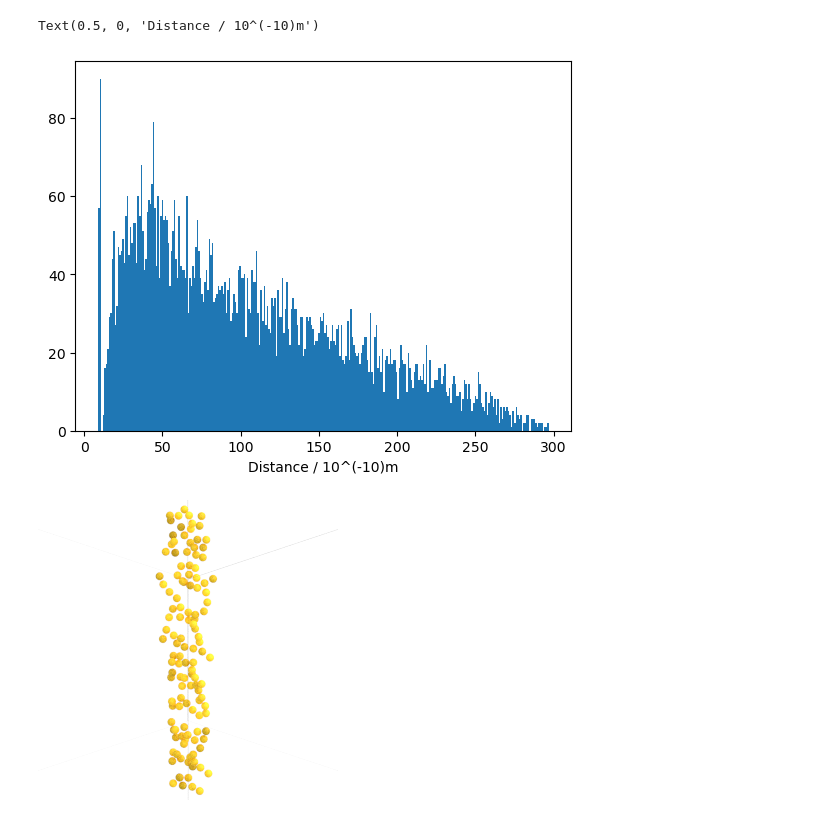
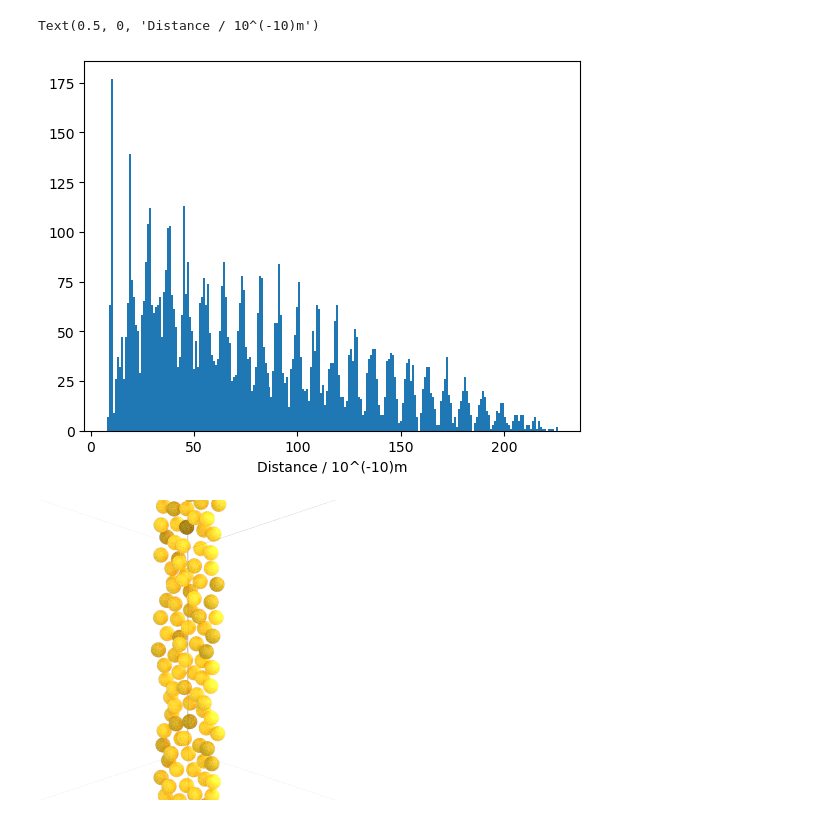
Before and after one commit to ACJESS1/Microtubule-Modelling, a Jupyter notebook: RDFbook-Sheet.ipynb, the cells around one changed output. Saved outputs shown, nothing was run; the diff lists cells and outputs as text; code cells hidden in the pictures.

```diff
--- a/RDFbook-Sheet.ipynb
+++ b/RDFbook-Sheet.ipynb
@@ -10,7 +10,7 @@ import gsd.hoomd
 import sphere_fres as sf
 # %%
 N_particles =125
-space = 12
+space = 9
 L = N_particles/5*space
 position=[]
 for i in range(int(N_particles/5)):
@@ -29,7 +29,7 @@ snapshot.particles.orientation = orientation
 snapshot.particles.typeid = [0] * N_particles
 snapshot.particles.types = ['A']
 snapshot.configuration.box = [L, L, L, 0, 0, 0]
-with gsd.hoomd.open(name='linear.gsd', mode='w') as f:
+with gsd.hoomd.open(name='sheet.gsd', mode='w') as f:
     f.append(snapshot)
 # %%
 # build simulation
@@ -147,10 +147,10 @@ plt.hist(distlog,bins=int(numpy.max(distlog)))
 plt.xlabel('Distance / 10^(-10)m')
 # %% [output]
 Text(0.5, 0, 'Distance / 10^(-10)m')
-[figure, old version]
+[figure, new version]
 # %%
-sf.render(sim.state.get_snapshot(),L*1)
+sf.render(sim.state.get_snapshot(),L*0.7)
 # %% [output]
-[figure, old version]
+[figure, new version]
 # %%
 potential_energy
```
Also changed, not shown: parts of 3 cells of this notebook, 16 other files.
